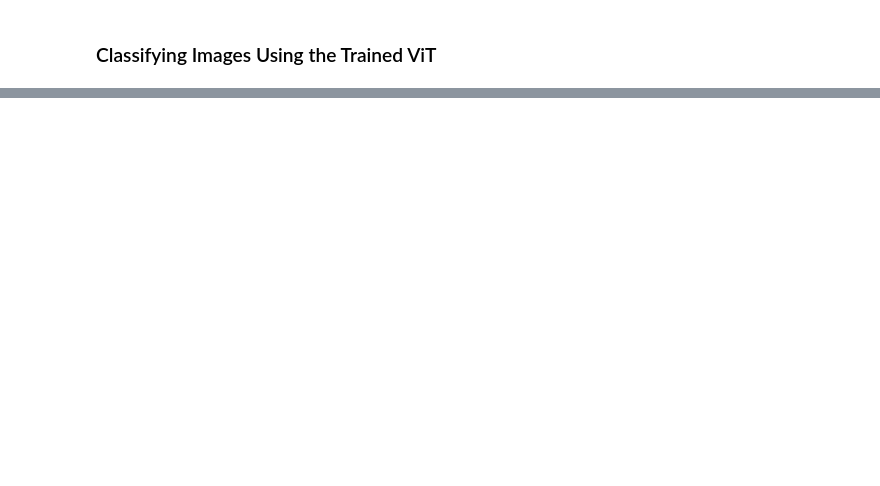
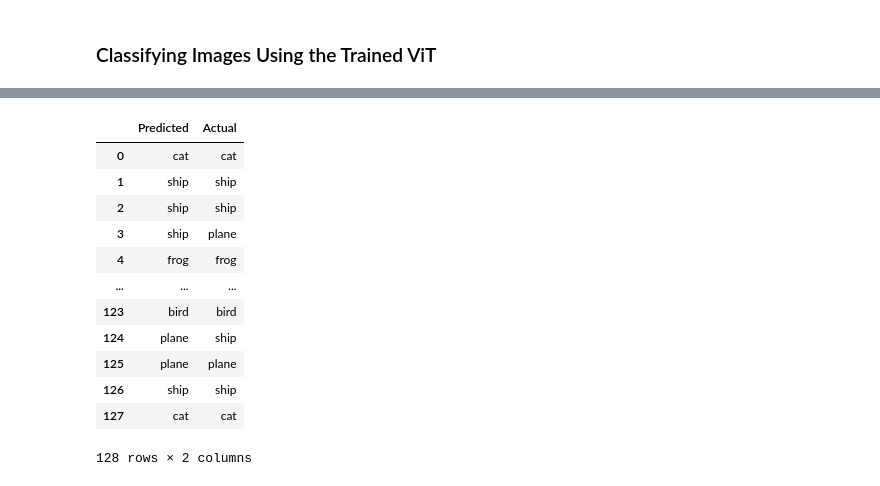
Before and after one commit to SandroAlex/llms-build-and-deploy, a Jupyter notebook: learning/build_a_text_to_image_generator_from_scratch/03_classify_images_with_a_vision_transformer.ipynb, the cells around one changed output, grey strips where cells are left out. Cells and saved outputs as stored; diff of their text form; code cells hidden in the pictures; blank space fills up the shorter version.

```diff
--- a/learning/build_a_text_to_image_generator_from_scratch/03_classify_images_with_a_vision_transformer.ipynb
+++ b/learning/build_a_text_to_image_generator_from_scratch/03_classify_images_with_a_vision_transformer.ipynb
@@ -382,0 +513,37 @@ for i in range(EPOCHS):
+# %%
+# No grad means that we don't need to compute gradients, which saves memory and computations during inference
+with torch.no_grad():
+
+    # Obtains a batch of images from the test dataset
+    images, labels = next(iter(testloader))
+
+    # Obtains logits and attention maps using the trained model
+    logits, attention_maps = model(images, output_attentions=True)
+
+    # Makes predictions based on the highest logits
+    predictions: Tensor = torch.argmax(logits, dim=1)
+
+# For better visualization, we can create a DataFrame that shows the predicted and actual labels for each image in the batch
+predictions: pd.DataFrame = pd.DataFrame(
+    {
+        "Predicted": [names[i] for i in predictions.tolist()],
+        "Actual": [names[i] for i in labels.tolist()],
+    }
+)
+
+# Show it
+predictions
+# %% [output]
+|  | Predicted | Actual |
+| 0 | cat | cat |
+| 1 | ship | ship |
+| 2 | ship | ship |
+| 3 | ship | plane |
+| 4 | frog | frog |
+| ... | ... | ... |
+| 123 | bird | bird |
+| 124 | plane | ship |
+| 125 | plane | plane |
+| 126 | ship | ship |
+| 127 | cat | cat |
+128 rows × 2 columns
```
Also changed, not shown: parts of 34 cells of this notebook.
